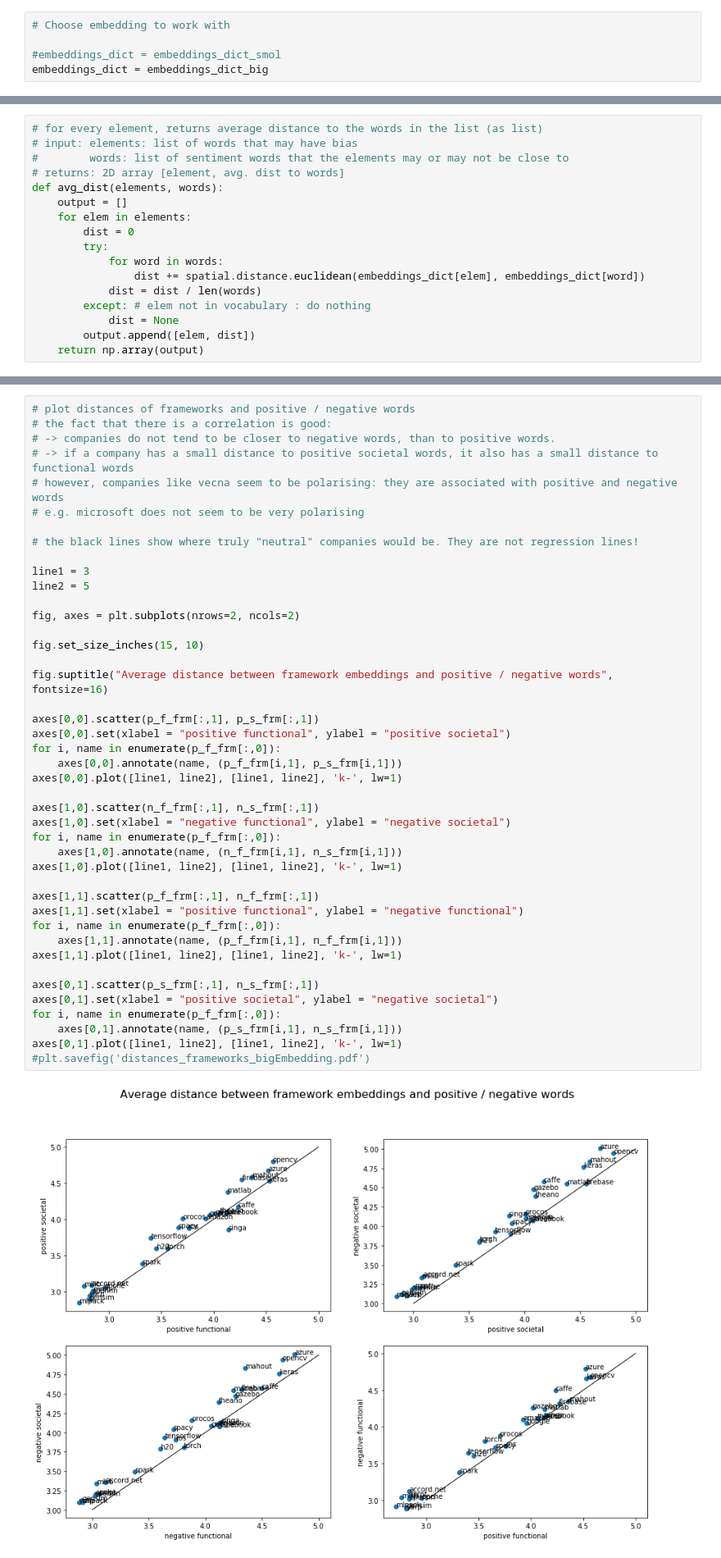
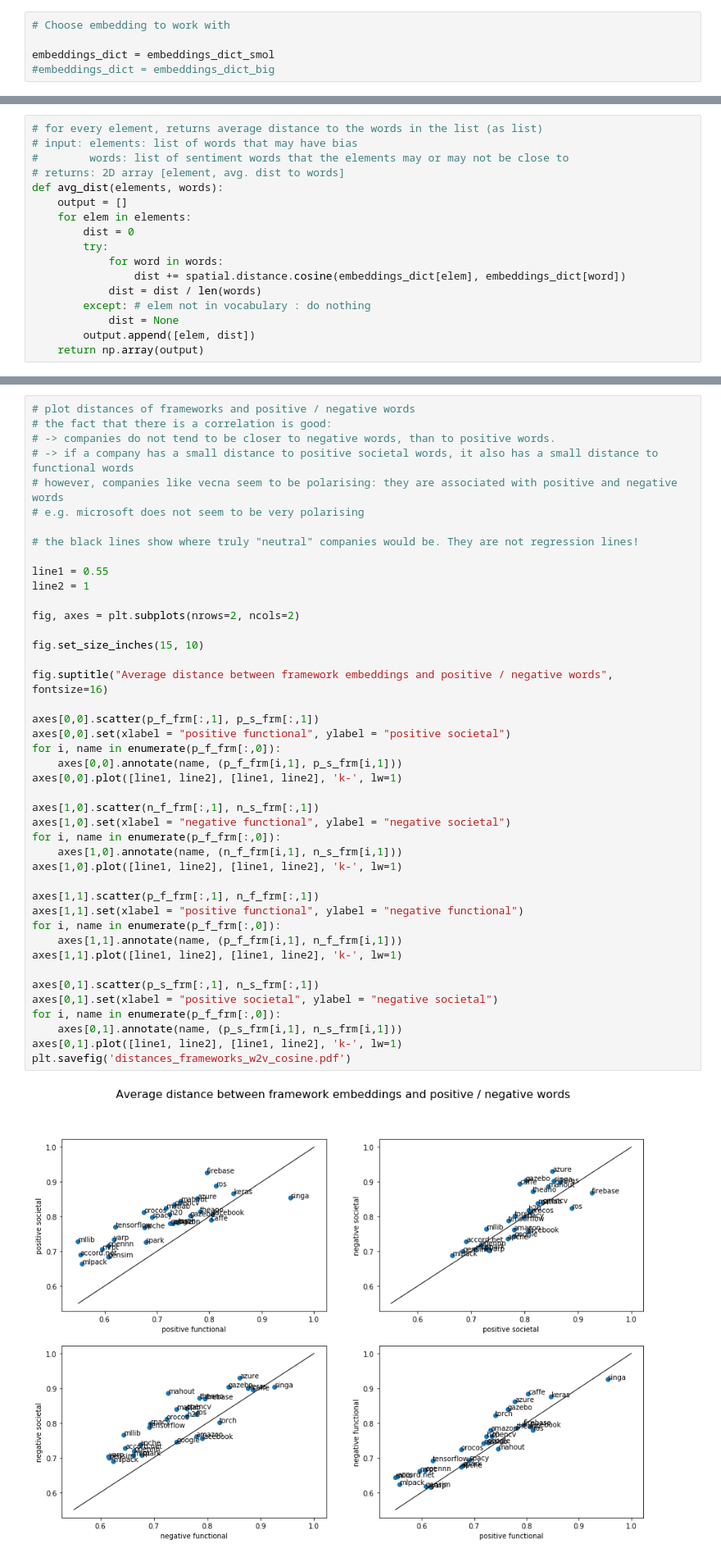
Before and after one commit to flono/BiasInWordEmbeddings, a Jupyter notebook: WordEmbeddings.ipynb, the cells around one changed output, grey strips where cells are left out. Shown at 82% size. Cells and saved outputs as stored; diff of their text form.

```diff
--- a/WordEmbeddings.ipynb
+++ b/WordEmbeddings.ipynb
@@ -65,8 +65,8 @@ with open("data/glove.6B.100d.txt", 'r') as f:
 # %%
 # Choose embedding to work with
 
-#embeddings_dict = embeddings_dict_smol
-embeddings_dict = embeddings_dict_big
+embeddings_dict = embeddings_dict_smol
+#embeddings_dict = embeddings_dict_big
 # %%
 # random words option 1
 # 2 x 50 random words to compare the companies against.
@@ -250,7 +250,7 @@ def avg_dist(elements, words):
         dist = 0
         try:
             for word in words:
-                dist += spatial.distance.euclidean(embeddings_dict[elem], embeddings_dict[word])
+                dist += spatial.distance.cosine(embeddings_dict[elem], embeddings_dict[word])
             dist = dist / len(words)
         except: # elem not in vocabulary : do nothing
             dist = None
@@ -343,41 +343,41 @@ p_f_frm = p_f_frm[p_f_frm[:,1].astype(bool)]
 
 # the black lines show where truly "neutral" companies would be. They are not regression lines!
 
-line1 = 3
-line2 = 5
+line1 = 0.55
+line2 = 1
 
 fig, axes = plt.subplots(nrows=2, ncols=2)
 
 fig.set_size_inches(15, 10)
 
 fig.suptitle("Average distance between framework embeddings and positive / negative words", fontsize=16)
 
 axes[0,0].scatter(p_f_frm[:,1], p_s_frm[:,1])
 axes[0,0].set(xlabel = "positive functional", ylabel = "positive societal")
 for i, name in enumerate(p_f_frm[:,0]):
     axes[0,0].annotate(name, (p_f_frm[i,1], p_s_frm[i,1]))
 axes[0,0].plot([line1, line2], [line1, line2], 'k-', lw=1)
 
 axes[1,0].scatter(n_f_frm[:,1], n_s_frm[:,1])
 axes[1,0].set(xlabel = "negative functional", ylabel = "negative societal")
 for i, name in enumerate(p_f_frm[:,0]):
     axes[1,0].annotate(name, (n_f_frm[i,1], n_s_frm[i,1]))
 axes[1,0].plot([line1, line2], [line1, line2], 'k-', lw=1)
 
 axes[1,1].scatter(p_f_frm[:,1], n_f_frm[:,1])
 axes[1,1].set(xlabel = "positive functional", ylabel = "negative functional")
 for i, name in enumerate(p_f_frm[:,0]):
     axes[1,1].annotate(name, (p_f_frm[i,1], n_f_frm[i,1]))
 axes[1,1].plot([line1, line2], [line1, line2], 'k-', lw=1)
 
 axes[0,1].scatter(p_s_frm[:,1], n_s_frm[:,1])
 axes[0,1].set(xlabel = "positive societal", ylabel = "negative societal")
 for i, name in enumerate(p_f_frm[:,0]):
     axes[0,1].annotate(name, (p_s_frm[i,1], n_s_frm[i,1]))
 axes[0,1].plot([line1, line2], [line1, line2], 'k-', lw=1)
-#plt.savefig('distances_frameworks_bigEmbedding.pdf')
+plt.savefig('distances_frameworks_w2v_cosine.pdf')
 # %% [output]
-[figure, old version]
+[figure, new version]
 # %% [markdown]
 ### 2nd approach: Sentiment direction through PCA
 # %% [markdown]
```
Also changed, not shown: parts of 15 cells of this notebook, 10 other files.
